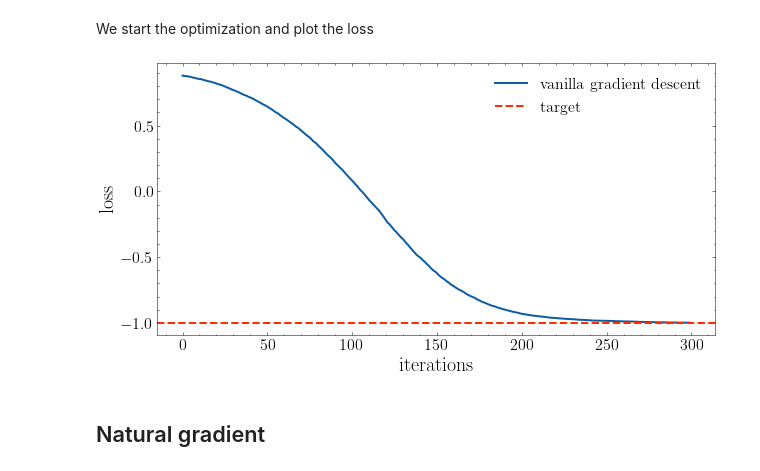
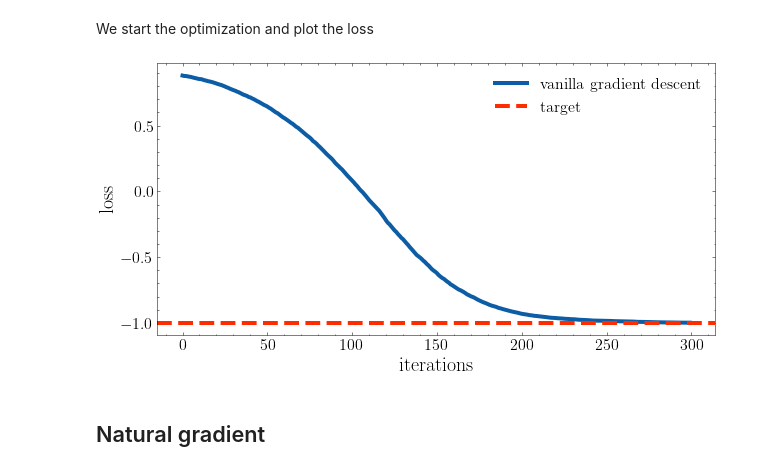
Before and after one commit to zlaabsi/quantum_ml, a Jupyter notebook: optimization/train_param_q_circuit.ipynb, the cells around one changed output. Cells and saved outputs as stored; diff of their text form; code cells hidden in the pictures.

```diff
--- a/optimization/train_param_q_circuit.ipynb
+++ b/optimization/train_param_q_circuit.ipynb
@@ -173,28 +173,28 @@ We start the optimization and plot the loss
 # %%
 x_opt, fx_opt, nfevs = gd.optimize(
     initial_point.size,    # number of parameters
     evaluate_expectation,  # function to minimize
     gradient_function=evaluate_gradient,  # function to evaluate gradient
     initial_point=initial_point  # initial point
 )
 
 import matplotlib.pyplot as plt
 import numpy as np
 
 plt.style.use(['science'])
 plt.rcParams['xtick.labelsize'] = 16
 plt.rcParams['ytick.labelsize'] = 16
 plt.rcParams['axes.labelsize'] = 20
-plt.rcParams['lines.linewidth'] = 3
+plt.rcParams['lines.linewidth'] = 4
 
 plt.figure(figsize=(10, 5))
 plt.plot(gd_loss, label='vanilla gradient descent')
 plt.axhline(-1, ls='--', c='C3', label='target')
 plt.ylabel('loss')
 plt.xlabel('iterations')
 plt.legend(prop={'size': 16});
 # %% [output]
-[figure, old version]
+[figure, new version]
 # %% [markdown]
 ## Natural gradient
 # %% [markdown]
```
Also changed, not shown: parts of 8 cells of this notebook.
